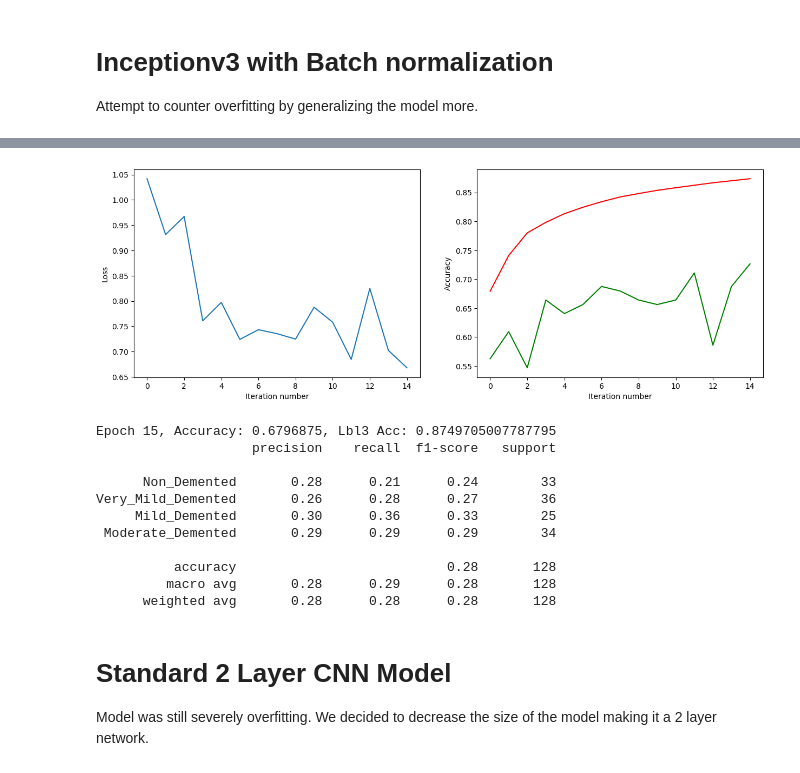
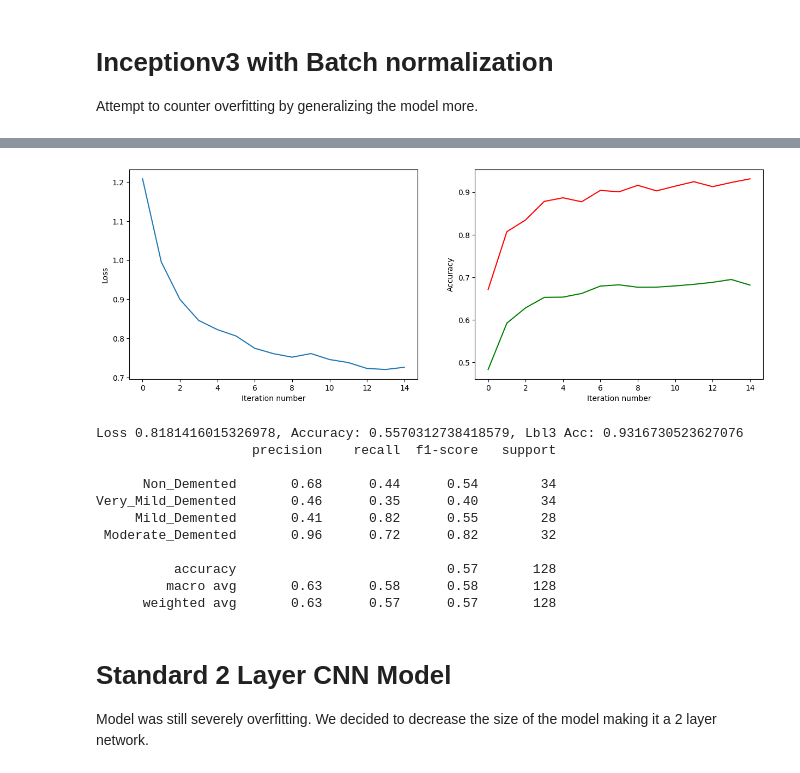
Before and after one commit to benjaminchong99/deepLearning_AlzheimerDetection, a Jupyter notebook: inceptionv3_smote_3.ipynb, the cells around one changed output, grey strips where cells are left out. Saved outputs shown, nothing was run; the diff lists cells and outputs as text; code cells hidden in the pictures.

```diff
--- a/inceptionv3_smote_3.ipynb
+++ b/inceptionv3_smote_3.ipynb
@@ -51,7 +51,8 @@ from datasetv2 import datasetv3
 from ad_labels import LABELS_MAP, LABELS_LIST
 
 batch_size = 128
-train_loader, test_loader, train_dataset, test_dataset = datasetv3()
+resize = 299
+train_loader, test_loader, train_dataset, test_dataset = datasetv3(resize)
 # %%
 # dataiter = iter(train_loader)
 for i, (images, labels) in enumerate(train_loader):
@@ -272,6 +186,7 @@ model.eval()
 
 correct = 0
 total = 0
+epoch = 0
 
 for images, labels in test_loader:
     images = images.to(device)
@@ -279,6 +194,7 @@ for images, labels in test_loader:
 
     _, predicted = torch.max(outputs.data, 1)
 
+    epoch_loss += cost.item()
     total += labels.size(0)
     correct += (predicted == labels.to(device)).sum()
 
@@ -286,15 +202,18 @@ for images, labels in test_loader:
     mdtotal += sum([1 if pred == 3 else 0 for pred in predicted])
     mdcorrect += (mdpreds == labels).sum().item()
 
+epoch_loss /= len(test_loader)
 class3acc = mdcorrect/mdtotal
+accuracy = correct/total
 
-class_report = classification_report(labels, predicted.cpu(), target_names=LABELS_LIST, output_dict=True)
-print(f"Epoch {num_epochs}, Accuracy: {class_report['accuracy']}, Lbl3 Acc: {class3acc}")
+# class_report = classification_report(labels, predicted.cpu(), target_names=LABELS_LIST, output_dict=True)
+# print(f"Epoch {num_epochs}, Accuracy: {class_report['accuracy']}, Lbl3 Acc: {class3acc}")
 
 class3acclist.append(class3acc)
 steppedloss.append(cost.item())
 totalacc.append(class_report['accuracy'])
 predicted = predicted.cpu()
 
+print(f"Loss {epoch_loss}, Accuracy: {accuracy}, Lbl3 Acc: {class3acc}")
 print(classification_report(labels.cpu(), predicted.cpu(), target_names=LABELS_LIST))
 # %% [output]
@@ -352,19 +264,23 @@ losses = []
 steppedloss = []
 class3acclist = []
 totalacc = []
-mdtotal = 0
-mdcorrect = 0
+
 cap = []
 lowestcost = float('inf')
 for epoch in range(num_epochs):
     total_batch = len(train_dataset) // batch_size
-
+    epoch_loss = 0
+    mdtotal = 0
+    mdcorrect = 0
+    correct = 0
+    total = 0
     for i, (batch_images, batch_labels) in enumerate(train_loader):
         X = batch_images.to(device)
         Y = batch_labels.to(device)
 
         pre = model(X)
         cost = loss(pre, Y)
+
         optimizer.zero_grad()
         cost.backward()
         optimizer.step()
@@ -378,18 +294,24 @@ for epoch in range(num_epochs):
                 % (epoch + 1, num_epochs, i + 1, total_batch, cost.item())
             )
 
+        epoch_loss += cost.item()
+        total += labels.size(0)
+        correct += (predicted.cpu() == batch_labels).sum().item()
+
         mdpreds = torch.FloatTensor([3 if pred == 3 else 4 for pred in predicted])
         mdtotal += sum([1 if pred == 3 else 0 for pred in predicted])
         mdcorrect += (mdpreds == batch_labels).sum().item()
 
     class3acc = mdcorrect/mdtotal
+    accuracy = correct/total
+    epoch_loss /= len(train_loader)
 
-    class_report = classification_report(batch_labels, predicted.cpu(), target_names=LABELS_LIST, output_dict=True)
-    print(f"Epoch {num_epochs}, Accuracy: {class_report['accuracy']}, Lbl3 Acc: {class3acc}")
+    # class_report = classification_report(batch_labels, predicted.cpu(), target_names=LABELS_LIST, output_dict=True)
+    print(f"Epoch {num_epochs}, Accuracy: {accuracy}, Lbl3 Acc: {class3acc}")
 
     class3acclist.append(class3acc)
-    steppedloss.append(cost.item())
-    totalacc.append(class_report['accuracy'])
+    steppedloss.append(epoch_loss)
+    totalacc.append(accuracy)
     predicted = predicted.cpu()
 
 print(classification_report(batch_labels, predicted.cpu(), target_names=LABELS_LIST))
@@ -510,25 +340,26 @@ Epoch 15, Accuracy: 0.7109375, Lbl3 Acc: 0.862538662859862
 # %%
 # plot losses
+total = 0
+plotacc = []
+for i, j in enumerate(totalacc):
+    total += j
+    plotacc.append(total/(i+1))
 
 # Initialize matplotlib
 fig, axs = plt.subplots(1, 2, figsize = (15, 5))
 axs[0].plot(list(range(len(steppedloss))), steppedloss)
 axs[0].set_xlabel("Iteration number")
 axs[0].set_ylabel("Loss")
-# axs[1].plot(list(range(len(steppedloss))), steppedloss)
-# axs[1].set_xlabel("Iteration number")
-# axs[1].set_ylabel("Loss (in logarithmic scale)")
-# axs[1].set_yscale("log")
 
 axs[1].plot(list(range(len(class3acclist))), class3acclist,'-r', label="lbl3_accuracy")
 axs[1].plot(list(range(len(totalacc))), totalacc,'-g', label="total_accuracy")
 axs[1].set_xlabel("Iteration number")
 axs[1].set_ylabel("Accuracy")
 
 # Display
 plt.show()
 # %% [output]
-[figure, old version]
+[figure, new version]
 # %%
 # import ad_labels
 # model = torch.load('inceptionv3v3.pt')
@@ -537,6 +368,7 @@ model.eval()
 
 correct = 0
 total = 0
+epoch = 0
 
 for images, labels in test_loader:
     images = images.to(device)
@@ -544,6 +376,7 @@ for images, labels in test_loader:
 
     _, predicted = torch.max(outputs.data, 1)
 
+    epoch_loss += cost.item()
     total += labels.size(0)
     correct += (predicted == labels.to(device)).sum()
 
@@ -551,29 +384,32 @@ for images, labels in test_loader:
     mdtotal += sum([1 if pred == 3 else 0 for pred in predicted])
     mdcorrect += (mdpreds == labels).sum().item()
 
+epoch_loss /= len(test_loader)
 class3acc = mdcorrect/mdtotal
+accuracy = correct/total
 
-class_report = classification_report(labels, predicted.cpu(), target_names=LABELS_LIST, output_dict=True)
-print(f"Epoch {num_epochs}, Accuracy: {class_report['accuracy']}, Lbl3 Acc: {class3acc}")
+# class_report = classification_report(labels, predicted.cpu(), target_names=LABELS_LIST, output_dict=True)
+# print(f"Epoch {num_epochs}, Accuracy: {class_report['accuracy']}, Lbl3 Acc: {class3acc}")
 
 class3acclist.append(class3acc)
 steppedloss.append(cost.item())
 totalacc.append(class_report['accuracy'])
 predicted = predicted.cpu()
 
-print(classification_report(labels, predicted.cpu(), target_names=LABELS_LIST))
+print(f"Loss {epoch_loss}, Accuracy: {accuracy}, Lbl3 Acc: {class3acc}")
+print(classification_report(labels.cpu(), predicted.cpu(), target_names=LABELS_LIST))
 # %% [output]
-Epoch 15, Accuracy: 0.6796875, Lbl3 Acc: 0.8749705007787795
+Loss 0.8181416015326978, Accuracy: 0.5570312738418579, Lbl3 Acc: 0.9316730523627076
                     precision    recall  f1-score   support
 
-      Non_Demented       0.28      0.21      0.24        33
-Very_Mild_Demented       0.26      0.28      0.27        36
-     Mild_Demented       0.30      0.36      0.33        25
- Moderate_Demented       0.29      0.29      0.29        34
+      Non_Demented       0.68      0.44      0.54        34
+Very_Mild_Demented       0.46      0.35      0.40        34
+     Mild_Demented       0.41      0.82      0.55        28
+ Moderate_Demented       0.96      0.72      0.82        32
 
-          accuracy                           0.28       128
-         macro avg       0.28      0.29      0.28       128
-      weighted avg       0.28      0.28      0.28       128
+          accuracy                           0.57       128
+         macro avg       0.63      0.58      0.58       128
+      weighted avg       0.63      0.57      0.57       128
 # %%
 torch.save(model, 'inceptionv3_batchnorm_0.pt')
 # %% [markdown]
```
Also changed, not shown: parts of 8 cells of this notebook, 1 other file.
